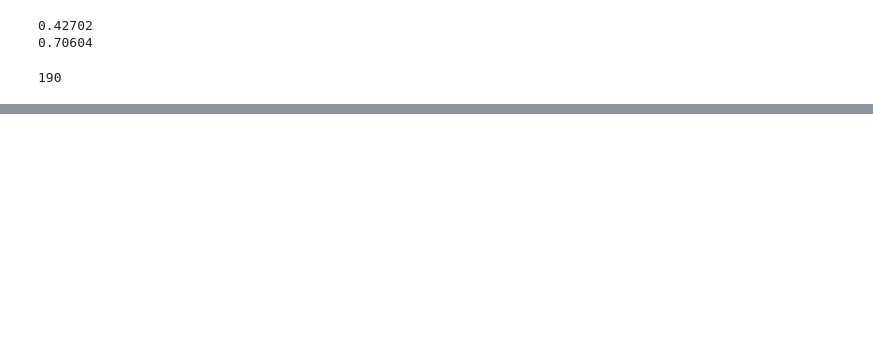
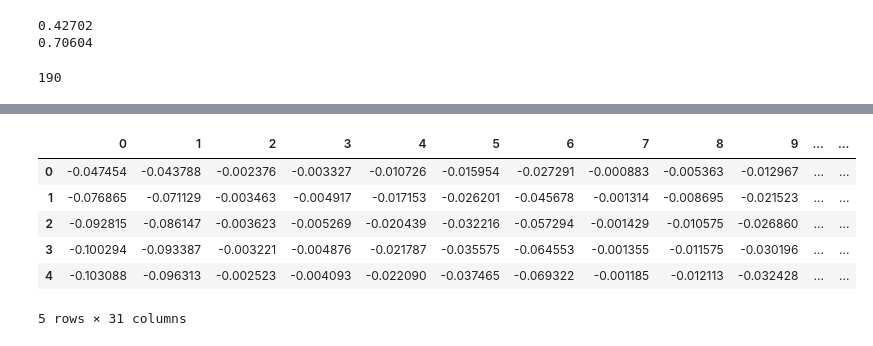
Before and after one commit to MichaelNormandyGavin/contraceptive, a Jupyter notebook: Contraceptive Study Classification.ipynb, the cells around one changed output, grey strips where cells are left out. Drawn from its saved outputs; the diff is of its cells as text; code cells hidden in the pictures; blank space fills up the shorter version.

```diff
--- a/Contraceptive Study Classification.ipynb
+++ b/Contraceptive Study Classification.ipynb
@@ -613,0 +616,10 @@ plt.show()
+# %%
+gradient_df.head()
+# %% [output]
+|  | 0 | 1 | 2 | 3 | 4 | 5 | 6 | 7 | 8 | 9 | ... | ... |
+| 0 | -0.047454 | -0.043788 | -0.002376 | -0.003327 | -0.010726 | -0.015954 | -0.027291 | -0.000883 | -0.005363 | -0.012967 | ... | ... |
+| 1 | -0.076865 | -0.071129 | -0.003463 | -0.004917 | -0.017153 | -0.026201 | -0.045678 | -0.001314 | -0.008695 | -0.021523 | ... | ... |
+| 2 | -0.092815 | -0.086147 | -0.003623 | -0.005269 | -0.020439 | -0.032216 | -0.057294 | -0.001429 | -0.010575 | -0.026860 | ... | ... |
+| 3 | -0.100294 | -0.093387 | -0.003221 | -0.004876 | -0.021787 | -0.035575 | -0.064553 | -0.001355 | -0.011575 | -0.030196 | ... | ... |
+| 4 | -0.103088 | -0.096313 | -0.002523 | -0.004093 | -0.022090 | -0.037465 | -0.069322 | -0.001185 | -0.012113 | -0.032428 | ... | ... |
+5 rows × 31 columns
```
Also changed, not shown: parts of 22 cells of this notebook.
